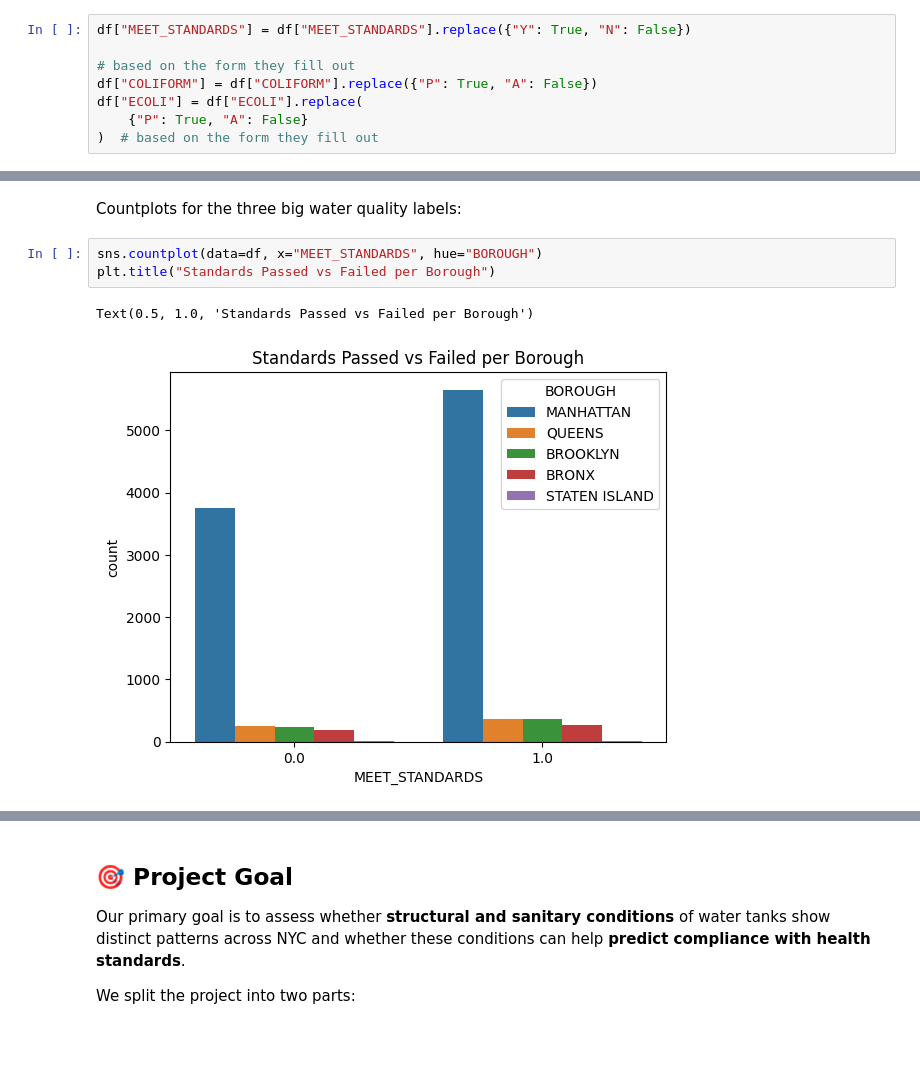
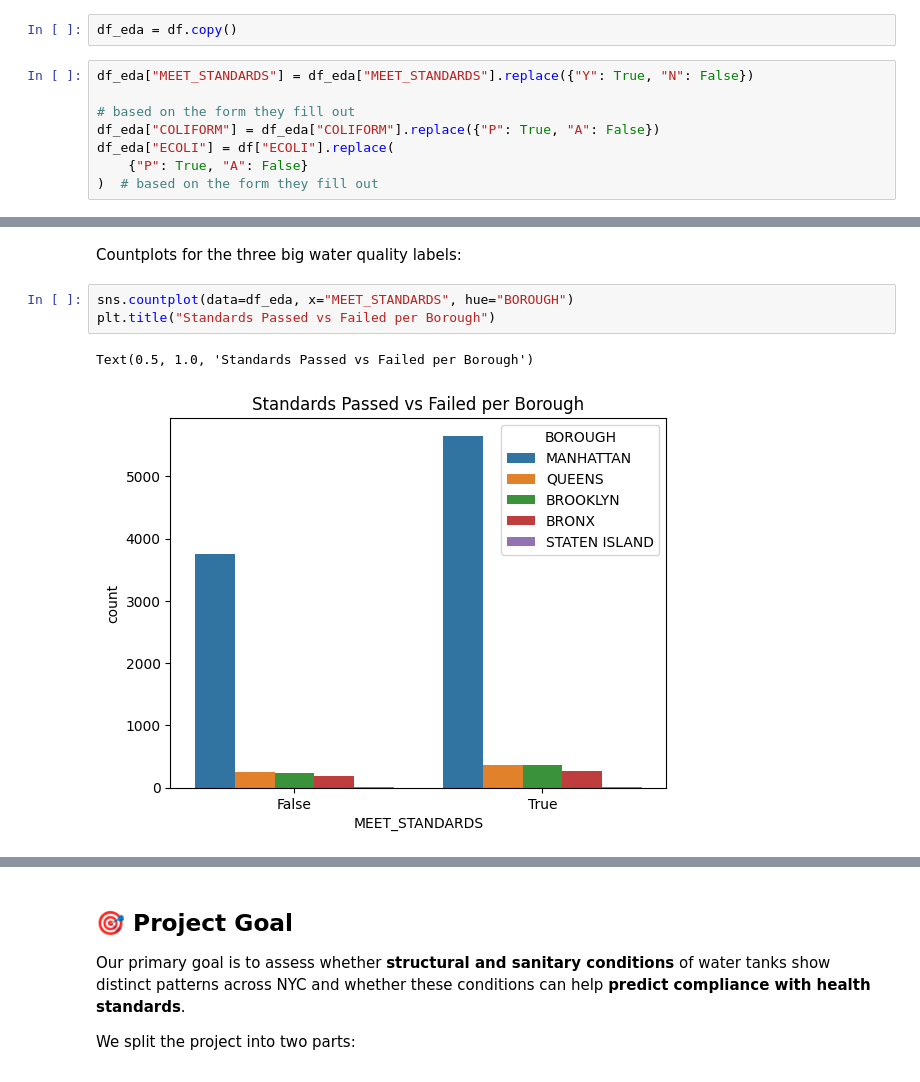
Before and after one commit to OffensiveGeneric/447FinalProj, a Jupyter notebook: data_explore.ipynb, the cells around one changed output, grey strips where cells are left out. Cells and saved outputs as stored; diff of their text form; blank space fills up the shorter version.

```diff
--- a/data_explore.ipynb
+++ b/data_explore.ipynb
@@ -89,12 +89,14 @@ dtype: int64
 55768 rows × 50 columns
 # %% [markdown]
 # EDA
+# %%
+df_eda = df.copy()
 # %%
-df["MEET_STANDARDS"] = df["MEET_STANDARDS"].replace({"Y": True, "N": False})
+df_eda["MEET_STANDARDS"] = df_eda["MEET_STANDARDS"].replace({"Y": True, "N": False})
 
 # based on the form they fill out
-df["COLIFORM"] = df["COLIFORM"].replace({"P": True, "A": False})
-df["ECOLI"] = df["ECOLI"].replace(
+df_eda["COLIFORM"] = df_eda["COLIFORM"].replace({"P": True, "A": False})
+df_eda["ECOLI"] = df["ECOLI"].replace(
     {"P": True, "A": False}
 )  # based on the form they fill out
 # %%
@@ -302,9 +264,9 @@ plt.show()
 # %% [markdown]
 Countplots for the three big water quality labels:
 # %%
-sns.countplot(data=df, x="MEET_STANDARDS", hue="BOROUGH")
+sns.countplot(data=df_eda, x="MEET_STANDARDS", hue="BOROUGH")
 plt.title("Standards Passed vs Failed per Borough")
 # %% [output]
 Text(0.5, 1.0, 'Standards Passed vs Failed per Borough')
-[figure, old version]
+[figure, new version]
 # %%
```
Also changed, not shown: parts of 87 cells of this notebook.
